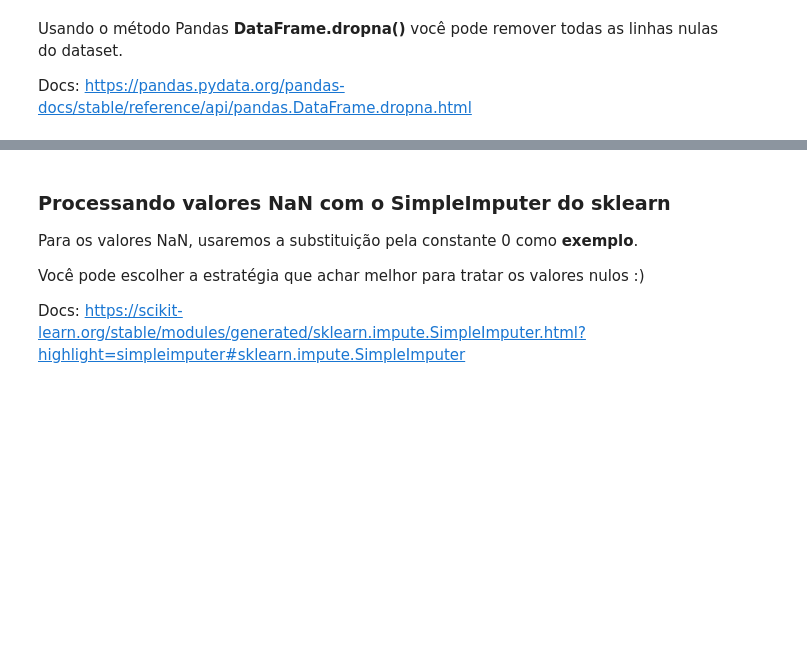
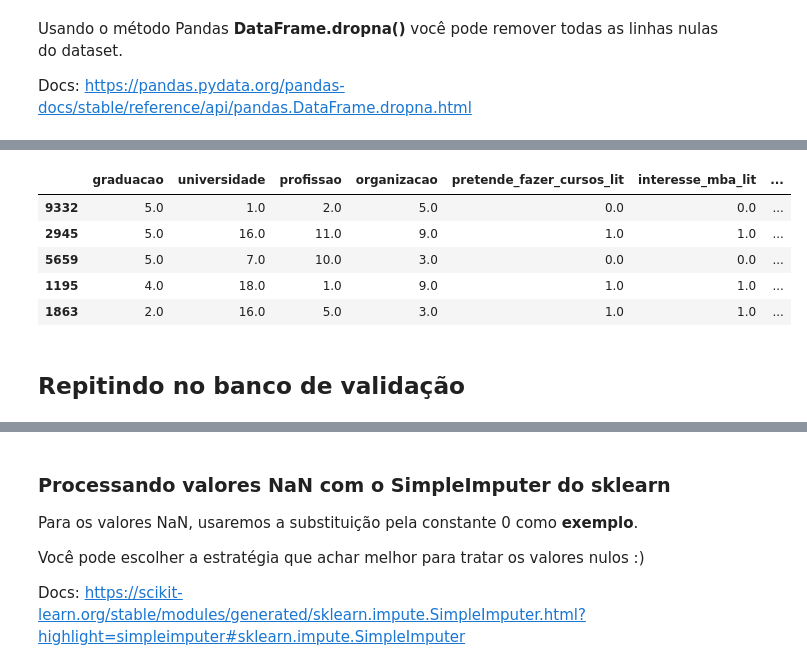
Before and after one commit to igorlpa/desafio-2-2020, a Jupyter notebook: Desafio 06/notebook.ipynb, the cells around one changed output, grey strips where cells are left out. Saved outputs shown, nothing was run; the diff lists cells and outputs as text; code cells hidden in the pictures; blank space fills up the shorter version.

```diff
--- a/Desafio 06/notebook.ipynb
+++ b/Desafio 06/notebook.ipynb
@@ -124,0 +168,18 @@ print("Valores nulos no df_training_dataset após a transformação DropNA: \n\n
+# %%
+ordinal = OrdinalEncoder()
+# %%
+xx = x_train.copy()
+# %%
+aa = pd.DataFrame( ordinal.fit_transform(x_train[cat_cols]))
+aa.index = x_train.index
+
+xx[cat_cols] = aa
+# %%
+xx.tail()
+# %% [output]
+|  | graduacao | universidade | profissao | organizacao | pretende_fazer_cursos_lit | interesse_mba_lit | ... |
+| 9332 | 5.0 | 1.0 | 2.0 | 5.0 | 0.0 | 0.0 | ... |
+| 2945 | 5.0 | 16.0 | 11.0 | 9.0 | 1.0 | 1.0 | ... |
+| 5659 | 5.0 | 7.0 | 10.0 | 3.0 | 0.0 | 0.0 | ... |
+| 1195 | 4.0 | 18.0 | 1.0 | 9.0 | 1.0 | 1.0 | ... |
+| 1863 | 2.0 | 16.0 | 5.0 | 3.0 | 1.0 | 1.0 | ... |
@@ -124,0 +188,2 @@ print("Valores nulos no df_training_dataset após a transformação DropNA: \n\n
+# %% [markdown]
+## Repitindo no banco de validação
```
Also changed, not shown: parts of 34 cells of this notebook, 4 other files.
